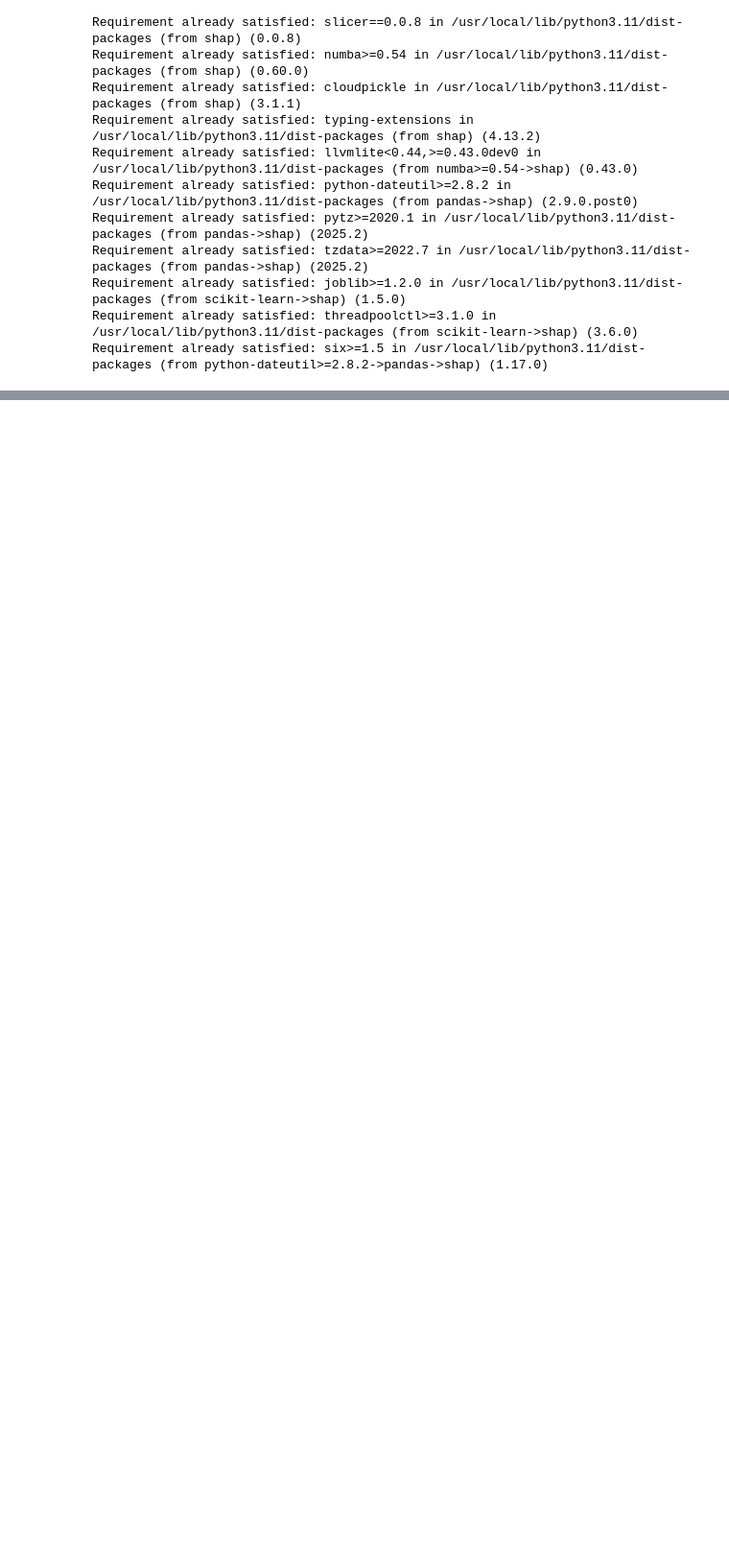
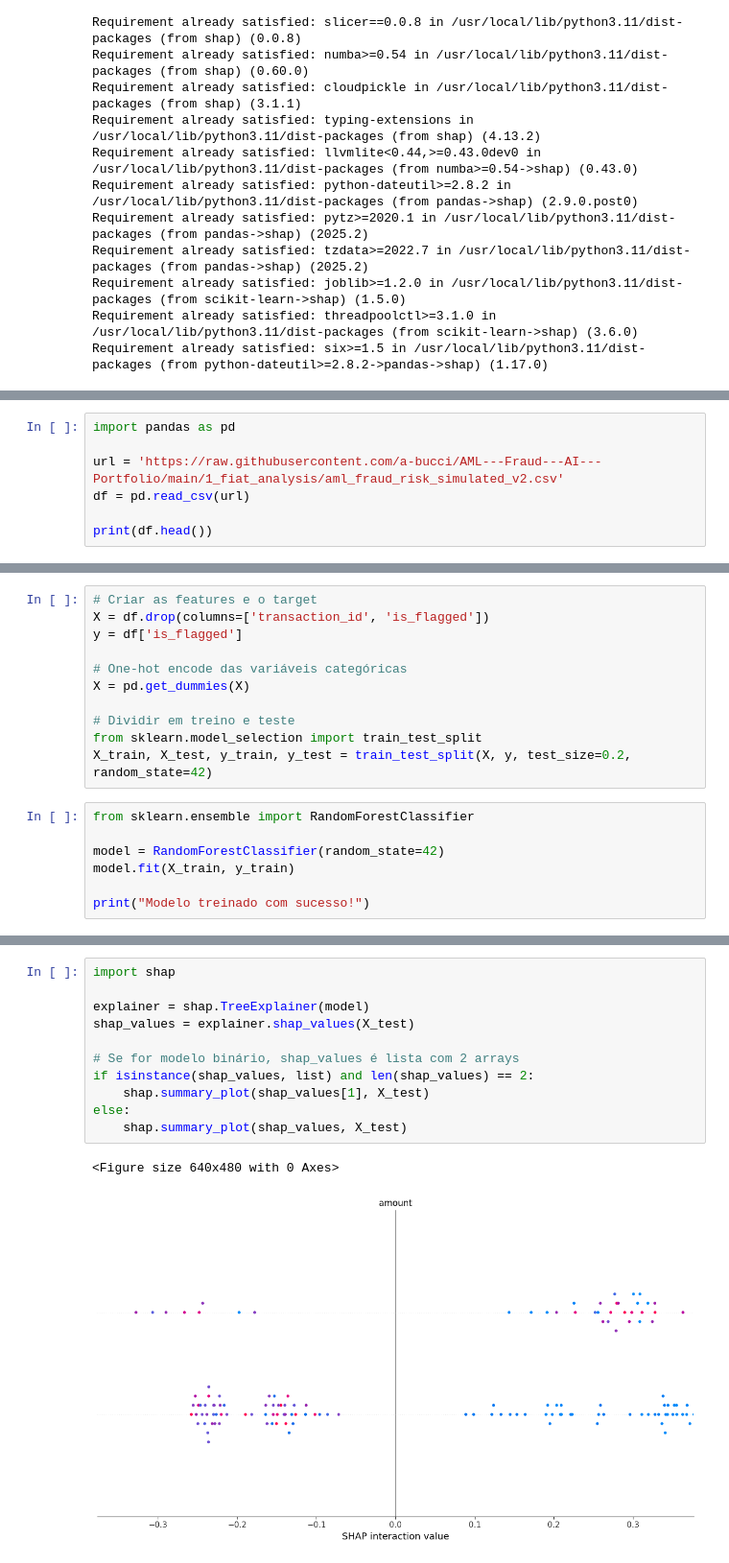
Before and after one commit to a-bucci/AML---Fraud---AI---Portfolio, a Jupyter notebook: 1_fiat_analysis/exploration_amanda.ipynb, the cells around one changed output, grey strips where cells are left out. Shown at 96% size. Drawn from its saved outputs; the diff is of its cells as text; blank space fills up the shorter version.

```diff
--- a/1_fiat_analysis/exploration_amanda.ipynb
+++ b/1_fiat_analysis/exploration_amanda.ipynb
@@ -192,0 +409,7 @@ Requirement already satisfied: six>=1.5 in /usr/local/lib/python3.11/dist-packag
+# %%
+import pandas as pd
+
+url = 'https://raw.githubusercontent.com/a-bucci/AML---Fraud---AI---Portfolio/main/1_fiat_analysis/aml_fraud_risk_simulated_v2.csv'
+df = pd.read_csv(url)
+
+print(df.head())
@@ -192,0 +437,18 @@ Requirement already satisfied: six>=1.5 in /usr/local/lib/python3.11/dist-packag
+# %%
+# Criar as features e o target
+X = df.drop(columns=['transaction_id', 'is_flagged'])
+y = df['is_flagged']
+
+# One-hot encode das variáveis categóricas
+X = pd.get_dummies(X)
+
+# Dividir em treino e teste
+from sklearn.model_selection import train_test_split
+X_train, X_test, y_train, y_test = train_test_split(X, y, test_size=0.2, random_state=42)
+# %%
+from sklearn.ensemble import RandomForestClassifier
+
+model = RandomForestClassifier(random_state=42)
+model.fit(X_train, y_train)
+
+print("Modelo treinado com sucesso!")
@@ -192,0 +480,14 @@ Requirement already satisfied: six>=1.5 in /usr/local/lib/python3.11/dist-packag
+# %%
+import shap
+
+explainer = shap.TreeExplainer(model)
+shap_values = explainer.shap_values(X_test)
+
+# Se for modelo binário, shap_values é lista com 2 arrays
+if isinstance(shap_values, list) and len(shap_values) == 2:
+    shap.summary_plot(shap_values[1], X_test)
+else:
+    shap.summary_plot(shap_values, X_test)
+# %% [output]
+<Figure size 640x480 with 0 Axes>
+[figure, added]
```
Also changed, not shown: parts of 42 cells of this notebook.
